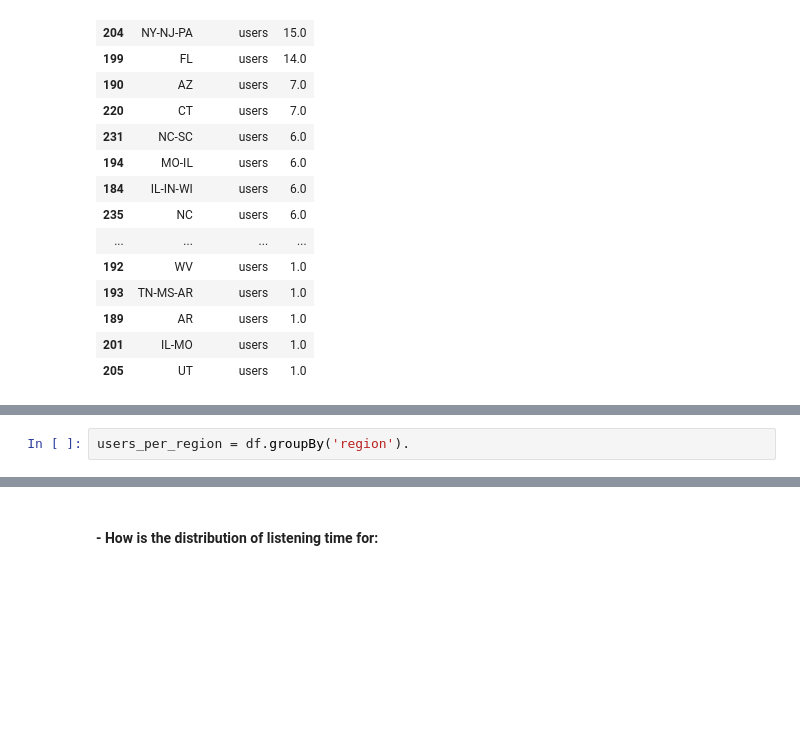
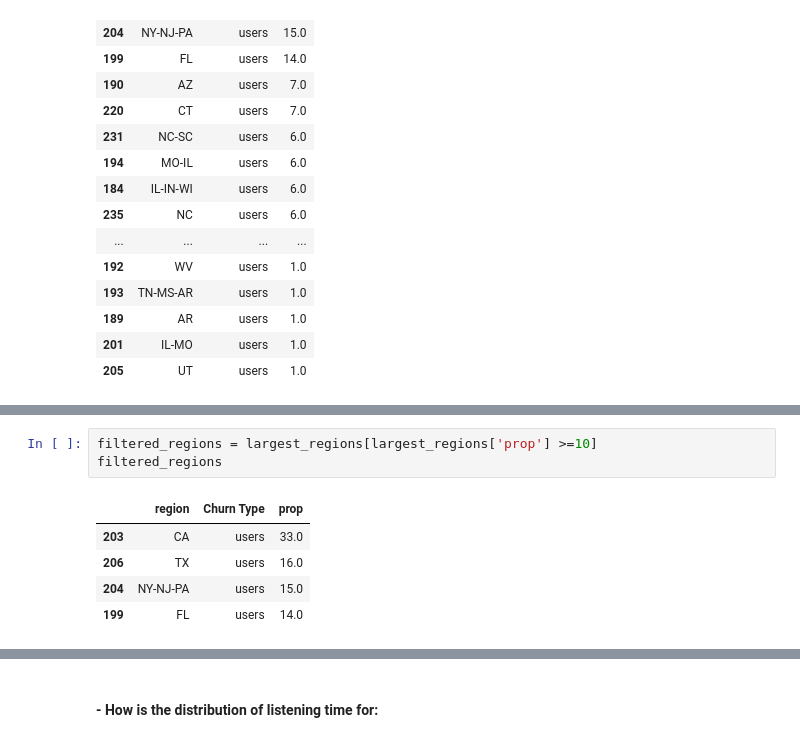
Before and after one commit to tarcisobraz/sparkify-churn-prediction, a Jupyter notebook: Sparkify.ipynb, the cells around one changed output, grey strips where cells are left out. Saved outputs shown, nothing was run; the diff lists cells and outputs as text; blank space fills up the shorter version.

```diff
--- a/Sparkify.ipynb
+++ b/Sparkify.ipynb
@@ -489,2 +468,9 @@ top_regions
-# %%
-users_per_region = df.groupBy('region').
+# %%
+filtered_regions = largest_regions[largest_regions['prop'] >=10]
+filtered_regions
+# %% [output]
+|  | region | Churn Type | prop |
+| 203 | CA | users | 33.0 |
+| 206 | TX | users | 16.0 |
+| 204 | NY-NJ-PA | users | 15.0 |
+| 199 | FL | users | 14.0 |
```
Also changed, not shown: parts of 14 cells of this notebook.
